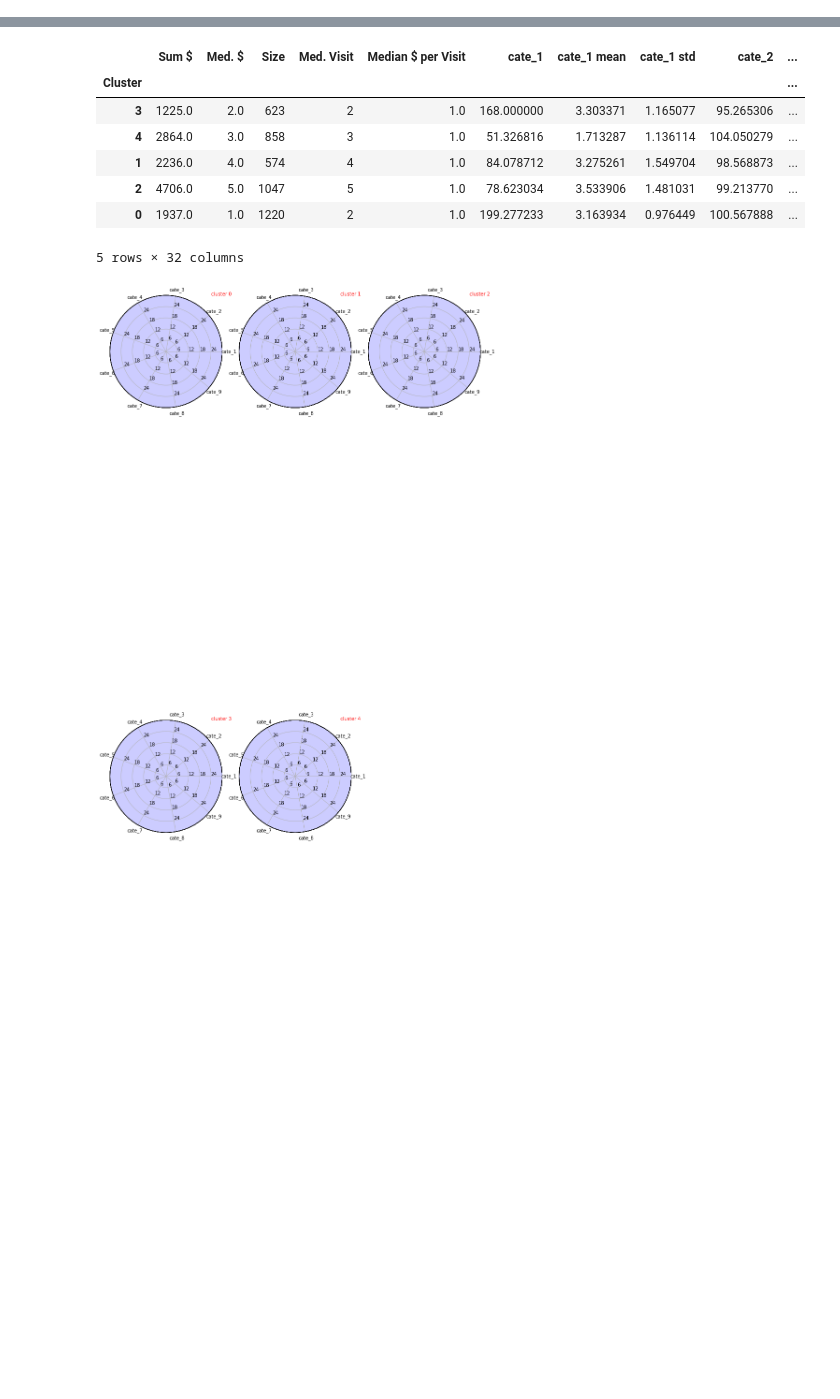
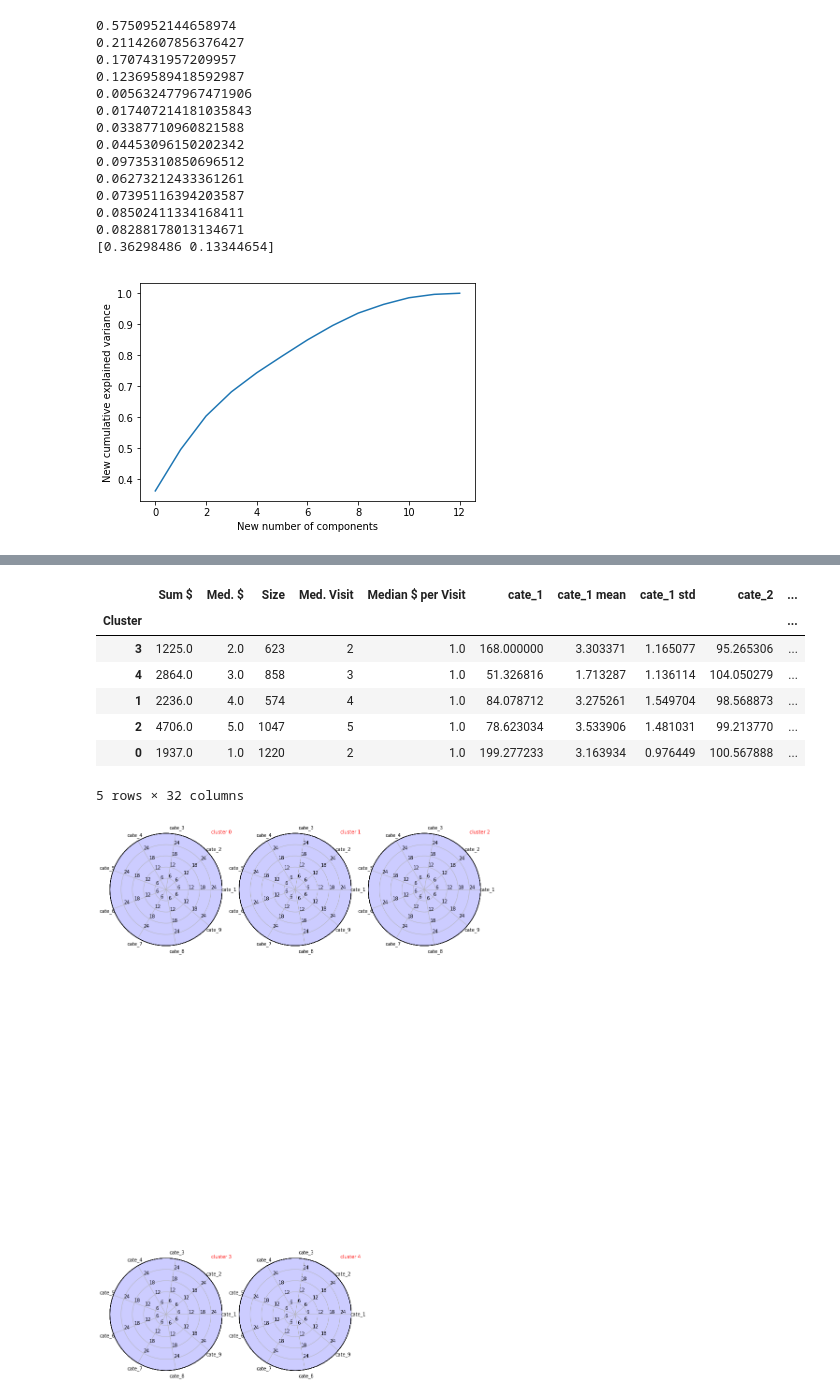
Before and after one commit to fay067/CSC522_P08_Project, a Jupyter notebook: stock_prod_clustering.ipynb, the cells around one changed output, grey strips where cells are left out. Saved outputs shown, nothing was run; the diff lists cells and outputs as text; code cells hidden in the pictures; blank space fills up the shorter version.

```diff
--- a/stock_prod_clustering.ipynb
+++ b/stock_prod_clustering.ipynb
@@ -38,0 +54,18 @@ sse, sscore, test_range = kmeans(matrix)
+# %%
+pca_test(stock_rfm_trans)
+# %% [output]
+0.5750952144658974
+0.21142607856376427
+0.1707431957209957
+0.12369589418592987
+0.005632477967471906
+0.017407214181035843
+0.03387710960821588
+0.04453096150202342
+0.09735310850696512
+0.06273212433361261
+0.07395116394203587
+0.08502411334168411
+0.08288178013134671
+[0.36298486 0.13344654]
+[figure, added]
```
Also changed, not shown: parts of 20 cells of this notebook.
